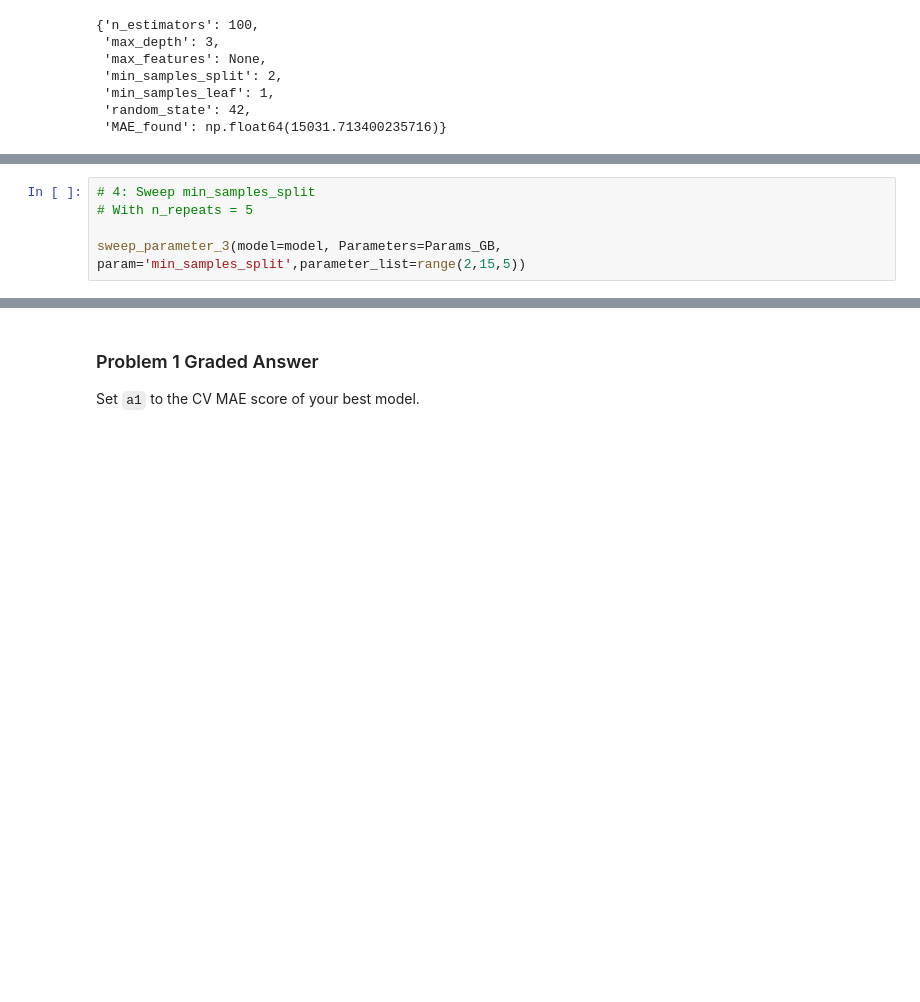
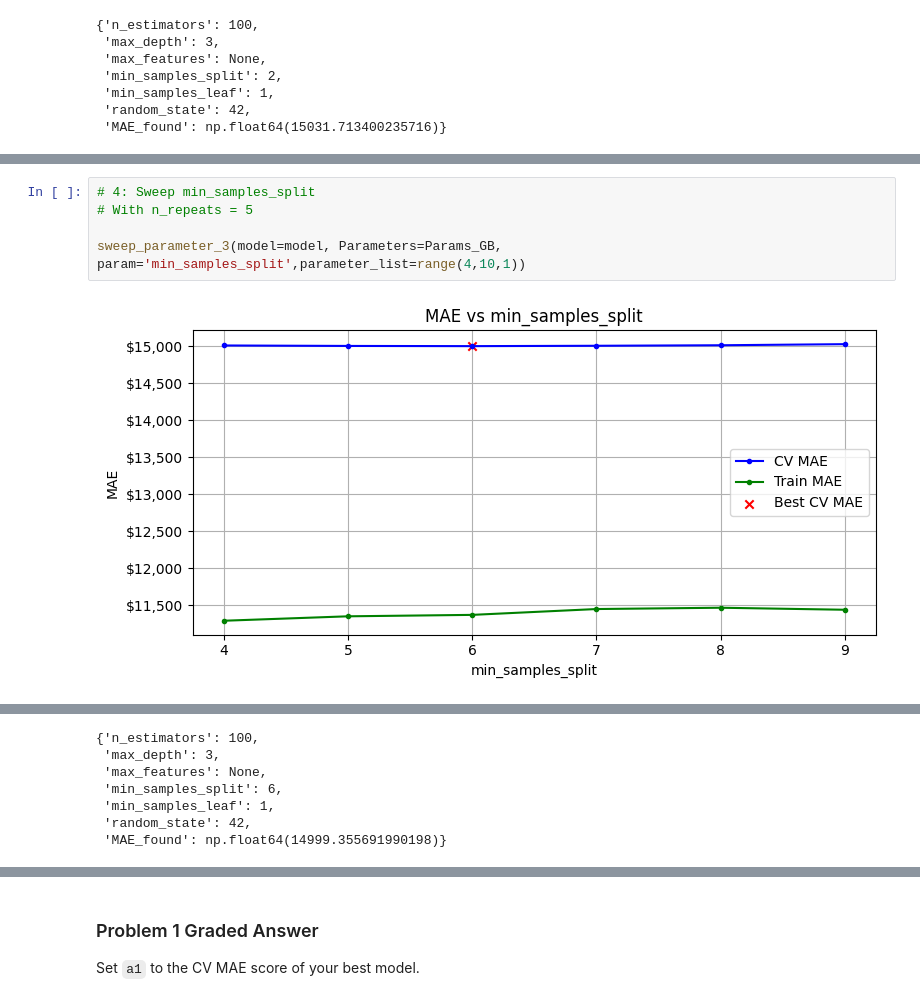
Before and after one commit to Haleymussary00/Module-3-Assignments, a Jupyter notebook: Homework_07.ipynb, the cells around one changed output, grey strips where cells are left out. Cells and saved outputs as stored; diff of their text form; blank space fills up the shorter version.

```diff
--- a/Homework_07.ipynb
+++ b/Homework_07.ipynb
@@ -899,5 +909,7 @@ sweep_parameter_2(model=model, Parameters=Params_GB, param='min_samples_split',p
 # %%
 # 4: Sweep min_samples_split
 # With n_repeats = 5
 
-sweep_parameter_3(model=model, Parameters=Params_GB, param='min_samples_split',parameter_list=range(2,15,5))
+sweep_parameter_3(model=model, Parameters=Params_GB, param='min_samples_split',parameter_list=range(4,10,1))
+# %% [output]
+[figure, added]
@@ -904,3 +917,10 @@ sweep_parameter_3(model=model, Parameters=Params_GB, param='min_samples_split',p
+{'n_estimators': 100,
+ 'max_depth': 3,
+ 'max_features': None,
+ 'min_samples_split': 6,
+ 'min_samples_leaf': 1,
+ 'random_state': 42,
+ 'MAE_found': np.float64(14999.355691990198)}
 # %%
 # 5: Sweep min_samples_leaf
 # With n_repeats = 1
```
Also changed, not shown: parts of 9 cells of this notebook.
